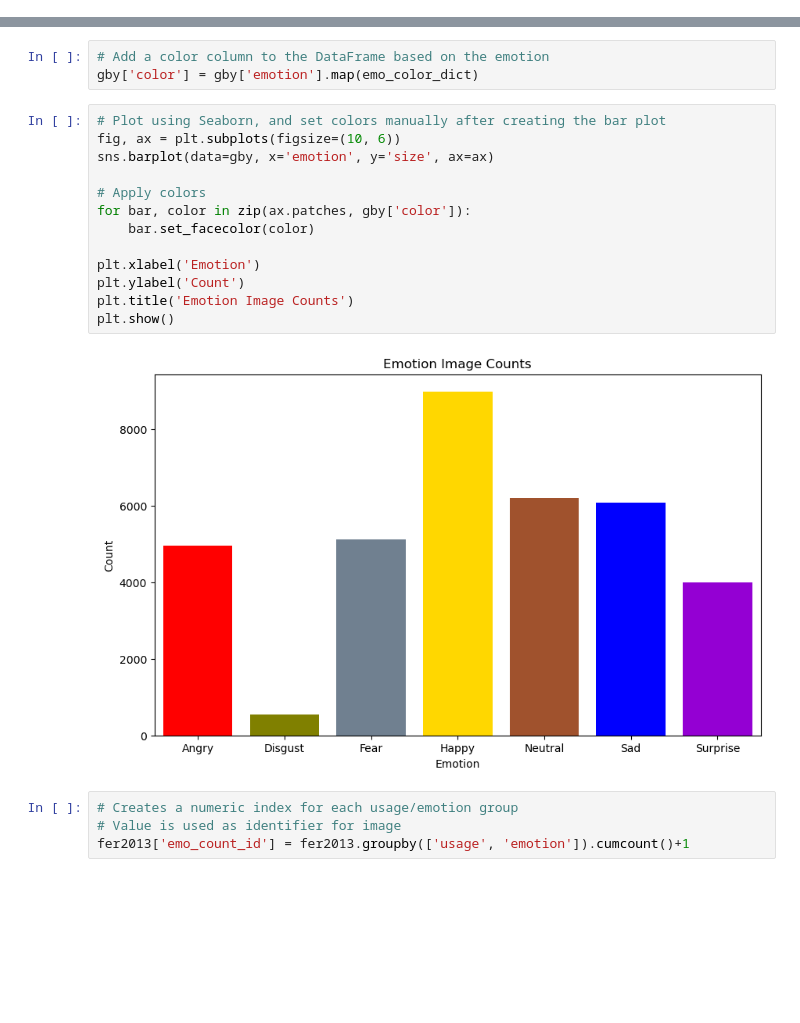
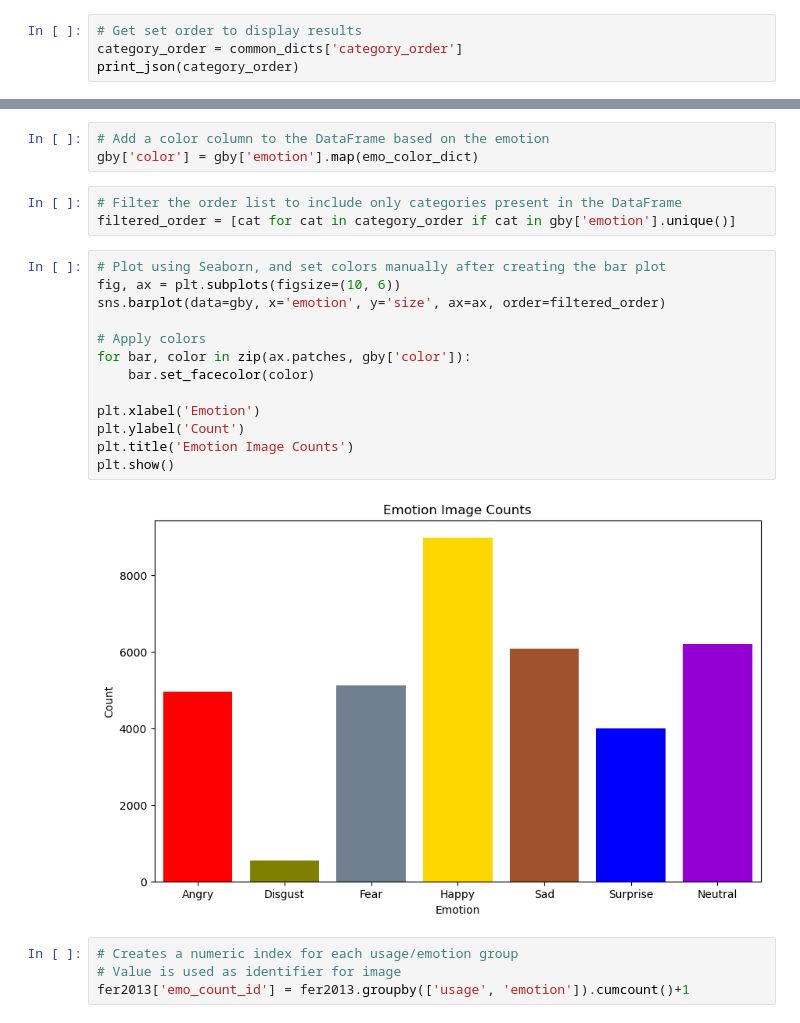
Before and after one commit to dlumian/EmotionFaceClassifier, a Jupyter notebook: notebooks/1_data_preprocessing.ipynb, the cells around one changed output, grey strips where cells are left out. Saved outputs shown, nothing was run; the diff lists cells and outputs as text; blank space fills up the shorter version.

```diff
--- a/notebooks/1_data_preprocessing.ipynb
+++ b/notebooks/1_data_preprocessing.ipynb
@@ -77,3 +77,7 @@ print_json(emo_color_dict)
     "Surprise": "darkviolet",
     "Neutral": "sienna"
 }
+# %%
+# Get set order to display results
+category_order = common_dicts['category_order']
+print_json(category_order)
@@ -131,21 +146,24 @@ gby
 # %%
 # Add a color column to the DataFrame based on the emotion
 gby['color'] = gby['emotion'].map(emo_color_dict)
+# %%
+# Filter the order list to include only categories present in the DataFrame
+filtered_order = [cat for cat in category_order if cat in gby['emotion'].unique()]
 # %%
 # Plot using Seaborn, and set colors manually after creating the bar plot
 fig, ax = plt.subplots(figsize=(10, 6))
-sns.barplot(data=gby, x='emotion', y='size', ax=ax)
+sns.barplot(data=gby, x='emotion', y='size', ax=ax, order=filtered_order)
 
 # Apply colors
 for bar, color in zip(ax.patches, gby['color']):
     bar.set_facecolor(color)
 
 plt.xlabel('Emotion')
 plt.ylabel('Count')
 plt.title('Emotion Image Counts')
 plt.show()
 # %% [output]
-[figure, old version]
+[figure, new version]
 # %%
 # Creates a numeric index for each usage/emotion group
 # Value is used as identifier for image
```
Also changed, not shown: parts of 2 cells of this notebook, 8 other files.
